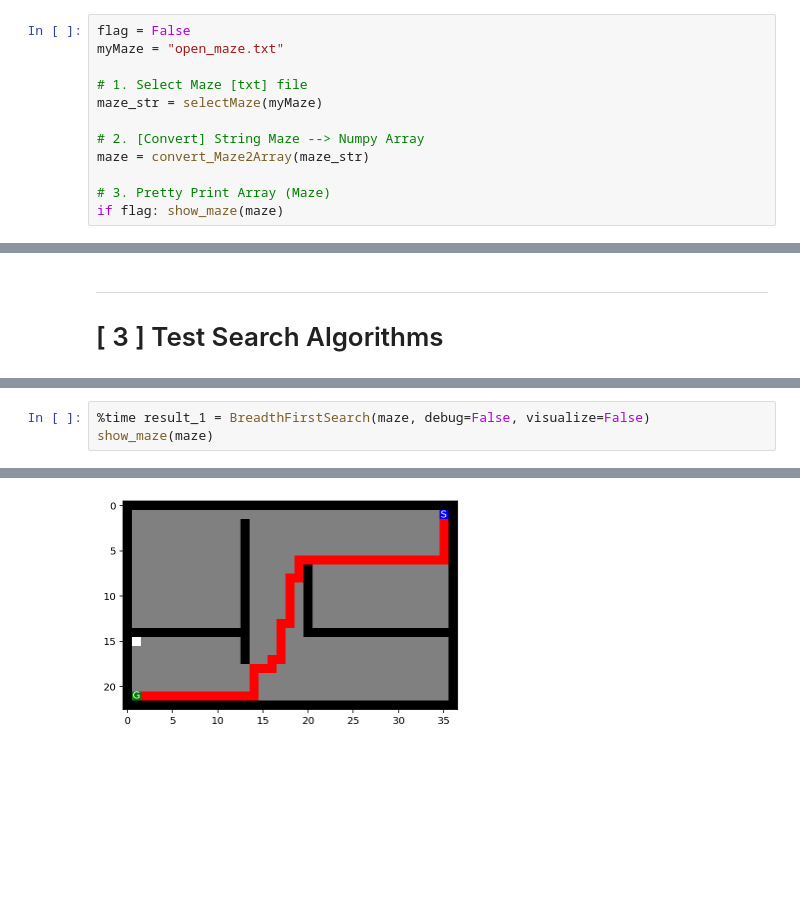
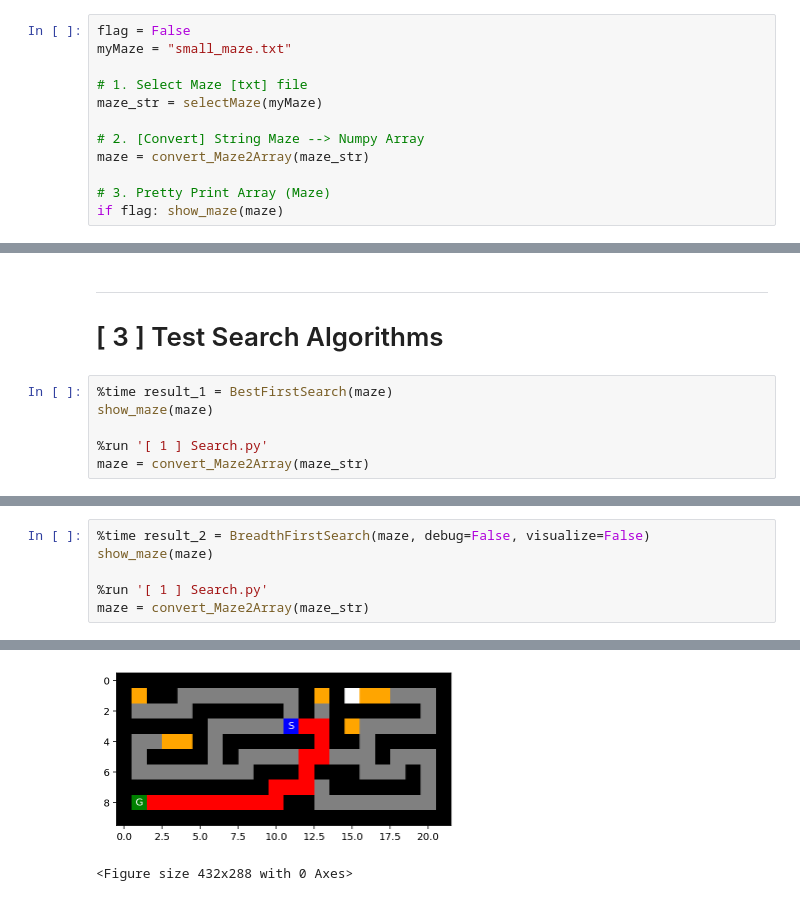
Before and after one commit to luisegarduno/Ai-Projects, a Jupyter notebook: Search/[ 1 ] MazeTester.ipynb, the cells around one changed output, grey strips where cells are left out. Drawn from its saved outputs; the diff is of its cells as text; blank space fills up the shorter version.

Commit message:
- Working On Best First Search

```diff
--- a/Search/[ 1 ] MazeTester.ipynb
+++ b/Search/[ 1 ] MazeTester.ipynb
@@ -17,7 +17,7 @@ from matplotlib import colors
 # [ 1 ] Initialize
 # %%
 flag = False
-myMaze = "open_maze.txt"
+myMaze = "small_maze.txt"
 
 # 1. Select Maze [txt] file
 maze_str = selectMaze(myMaze)
@@ -75,3 +75,9 @@ if flag:
 -----------------------------
 
 # [ 3 ] Test Search Algorithms
+# %%
+%time result_1 = BestFirstSearch(maze)
+show_maze(maze)
+
+%run '[ 1 ] Search.py'
+maze = convert_Maze2Array(maze_str)
@@ -78,4 +88,7 @@ if flag:
 # %%
-%time result_1 = BreadthFirstSearch(maze, debug=False, visualize=False)
+%time result_2 = BreadthFirstSearch(maze, debug=False, visualize=False)
 show_maze(maze)
+
+%run '[ 1 ] Search.py'
+maze = convert_Maze2Array(maze_str)
 # %% [output]
@@ -86,2 +99,3 @@ Wall time: 143 ms
-[figure, old version]
+[figure, new version]
+<Figure size 432x288 with 0 Axes>
 # %%
```
Also changed, not shown: parts of 4 cells of this notebook, 2 other files.
